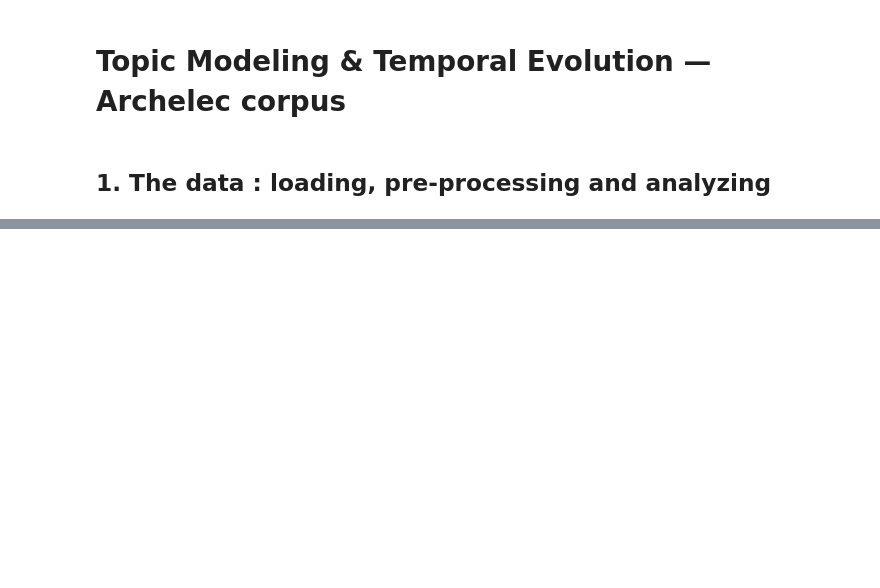
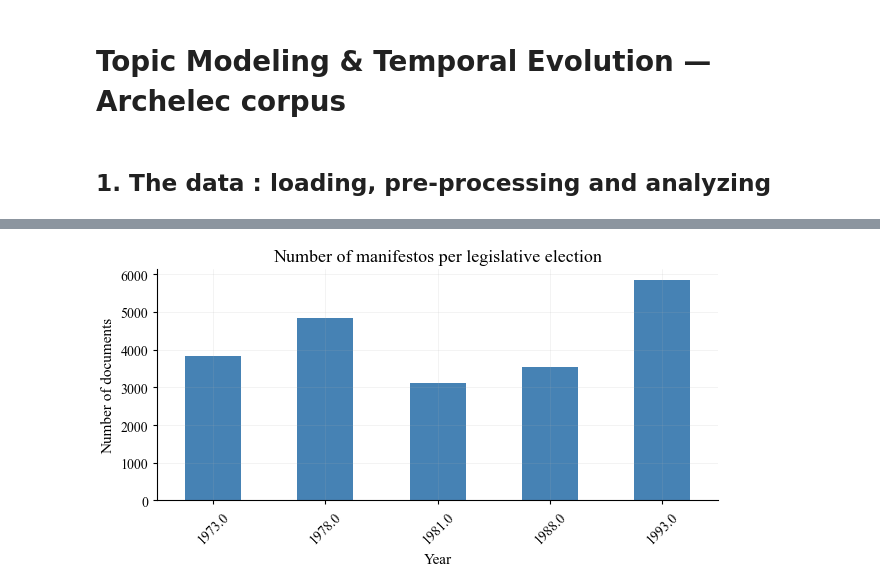
Before and after one commit to emmaleg/Archelec_NLP_topic_analysis, a Jupyter notebook: main_analysis.ipynb, the cells around one changed output, grey strips where cells are left out. Saved outputs shown, nothing was run; the diff lists cells and outputs as text; code cells hidden in the pictures; blank space fills up the shorter version.

```diff
--- a/main_analysis.ipynb
+++ b/main_analysis.ipynb
@@ -15,10 +77,12 @@ TRANSCRIPTIONS_DIR = "arkindex_archelec/text_files"
 # %%
-df = load_corpus(
+# Load the full corpus
+
+df_full = load_corpus(
     metadata_csv   = DATA_DIR / METADATA_CSV,
     text_files_dir = DATA_DIR / TRANSCRIPTIONS_DIR,
 )
-print(df.shape)
-df.head()
+print(df_full.shape)
+df_full.head()
 # %% [output]
 (21697, 43)
 |  | id | text | date | subject | title | contexte-election | contexte-tour | cote | departement | ... |
@@ -30,0 +164,7 @@ df.head()
+# %%
+# More detailed variable distributions on key columns
+
+key_cols = ["date", "contexte-election", "contexte-tour", "titulaire-soutien", "titulaire-liste", "titulaire-sexe", "titulaire-age-tranche", "titulaire-profession", "titulaire-mandat-en-cours", "titulaire-mandat-passe"]
+for col in key_cols:
+    print(f"\n=== {col} ===")
+    print(value_distribution(df_full, col, top_n=20))
@@ -30,0 +279,16 @@ df.head()
+# %%
+# Documents per legislative election year
+
+docs_per_year = df["year"].value_counts().sort_index()
+
+fig, ax = plt.subplots(figsize=(6.5, 3.5))
+docs_per_year.plot(kind="bar", ax=ax, color="steelblue")
+ax.set_title("Number of manifestos per legislative election")
+ax.set_xlabel("Year")
+ax.set_ylabel("Number of documents")
+ax.tick_params(axis="x", rotation=45)
+plt.tight_layout()
+plt.savefig("charts/01_docs_per_year.png", dpi=150)
+plt.show()
+# %% [output]
+[figure, added]
```
Also changed, not shown: parts of 32 cells of this notebook, 9 other files.
